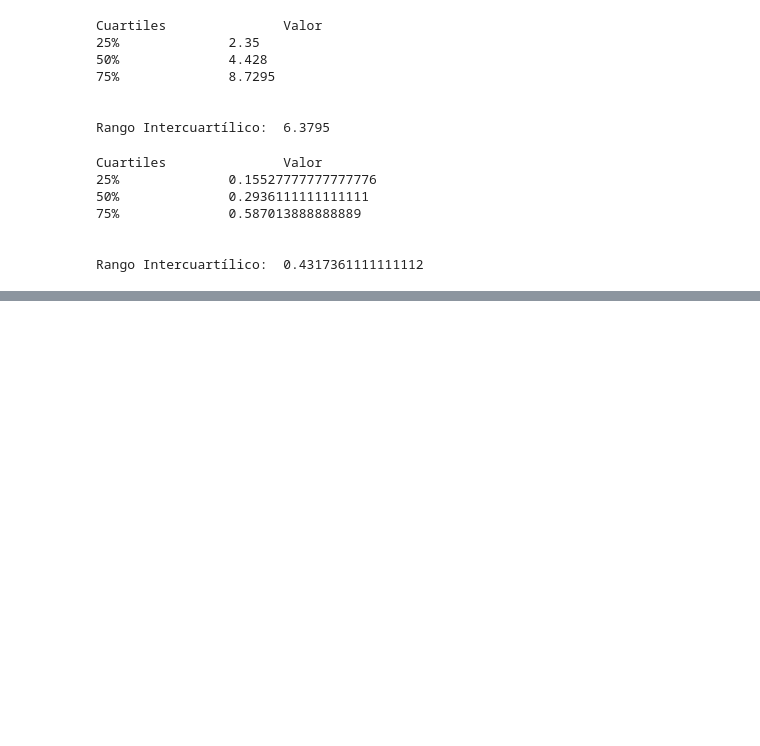
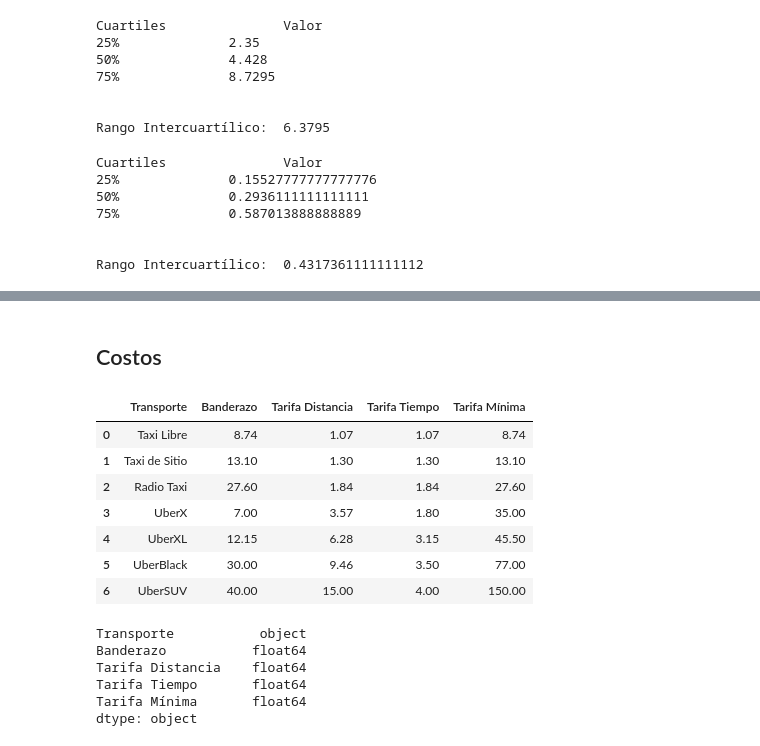
Before and after one commit to CristopherCano/Proyecto_Python_Procesamiento_de_datos, a Jupyter notebook: Proyecto.ipynb, the cells around one changed output, grey strips where cells are left out. Saved outputs shown, nothing was run; the diff lists cells and outputs as text; code cells hidden in the pictures; blank space fills up the shorter version.

```diff
--- a/Proyecto.ipynb
+++ b/Proyecto.ipynb
@@ -309,0 +307,25 @@ data_filtered.shape
+# %% [markdown]
+## Costos
+# %%
+url_tarifas = "https://raw.githubusercontent.com/CristopherCano/Proyecto_Python_Procesamiento_de_datos/main/Data/tarifas.json"
+
+tarifas = pd.read_json(url_tarifas)
+tarifas
+# %% [output]
+|  | Transporte | Banderazo | Tarifa Distancia | Tarifa Tiempo | Tarifa Mínima |
+| 0 | Taxi Libre | 8.74 | 1.07 | 1.07 | 8.74 |
+| 1 | Taxi de Sitio | 13.10 | 1.30 | 1.30 | 13.10 |
+| 2 | Radio Taxi | 27.60 | 1.84 | 1.84 | 27.60 |
+| 3 | UberX | 7.00 | 3.57 | 1.80 | 35.00 |
+| 4 | UberXL | 12.15 | 6.28 | 3.15 | 45.50 |
+| 5 | UberBlack | 30.00 | 9.46 | 3.50 | 77.00 |
+| 6 | UberSUV | 40.00 | 15.00 | 4.00 | 150.00 |
+# %%
+tarifas.dtypes
+# %% [output]
+Transporte           object
+Banderazo           float64
+Tarifa Distancia    float64
+Tarifa Tiempo       float64
+Tarifa Mínima       float64
+dtype: object
```
Also changed, not shown: parts of 9 cells of this notebook.
